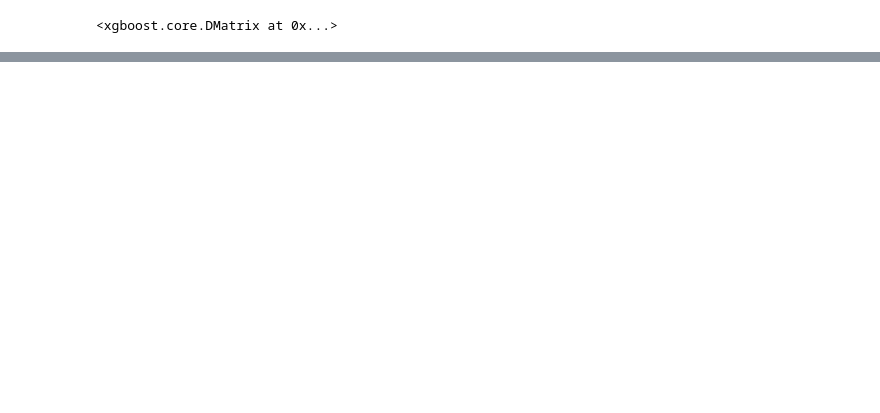
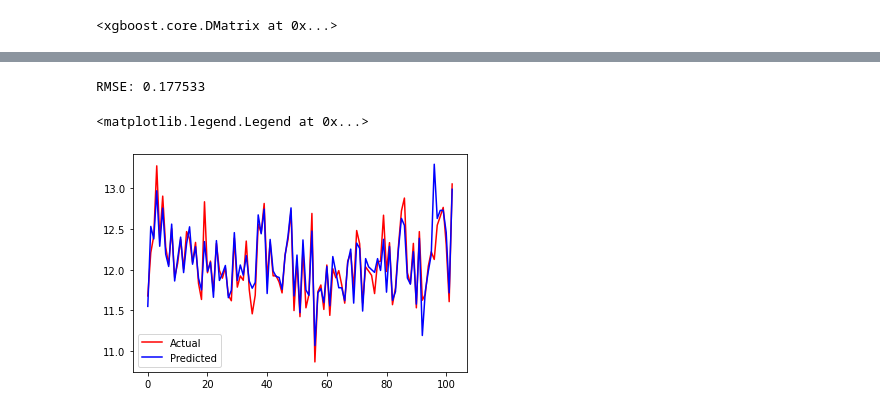
Before and after one commit to akash1309/House-Price-Prediction-Kaggle, a Jupyter notebook: Regression.ipynb, the cells around one changed output, grey strips where cells are left out. Drawn from its saved outputs; the diff is of its cells as text; code cells hidden in the pictures; blank space fills up the shorter version.

```diff
--- a/Regression.ipynb
+++ b/Regression.ipynb
@@ -273,0 +282,15 @@ y_val = sc2.transform(y_val.reshape(-1,1))
+# %%
+xg_reg = xgb.XGBRegressor(objective ='reg:linear')
+# %%
+"""
+from sklearn.ensemble import RandomForestRegressor
+rg = RandomForestRegressor(n_estimators=1000,max_depth=15,n_jobs=-1,bootstrap=True,random_state=50)
+rg.fit(X_train,y_train)
+
+preds = rg.predict(X_val)
+
+from sklearn.metrics import mean_squared_error
+
+rmse = np.sqrt(mean_squared_error(y_val, preds))
+print("RMSE: %f" % (rmse))
+"""
@@ -273,0 +299,2 @@ y_val = sc2.transform(y_val.reshape(-1,1))
+# %%
+xg_reg.fit(X_train,y_train)
@@ -273,0 +310,16 @@ y_val = sc2.transform(y_val.reshape(-1,1))
+# %%
+preds = xg_reg.predict(X_val)
+# %%
+from sklearn.metrics import mean_squared_error
+
+rmse = np.sqrt(mean_squared_error(y_val, preds))
+print("RMSE: %f" % (rmse))
+# %% [output]
+RMSE: 0.177533
+# %%
+plt.plot(y_val,'r',label='Actual')
+plt.plot(preds,'b',label='Predicted')
+plt.legend()
+# %% [output]
+<matplotlib.legend.Legend at 0x...>
+[figure, added]
```
Also changed, not shown: parts of 19 cells of this notebook.
